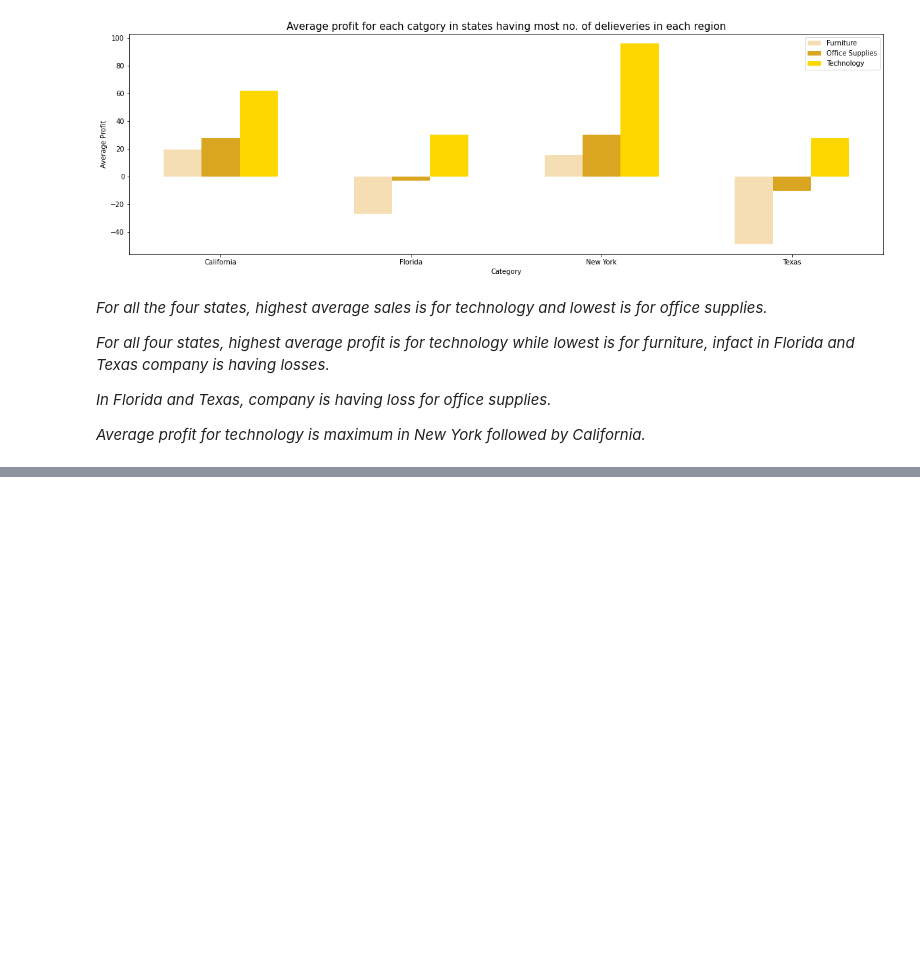
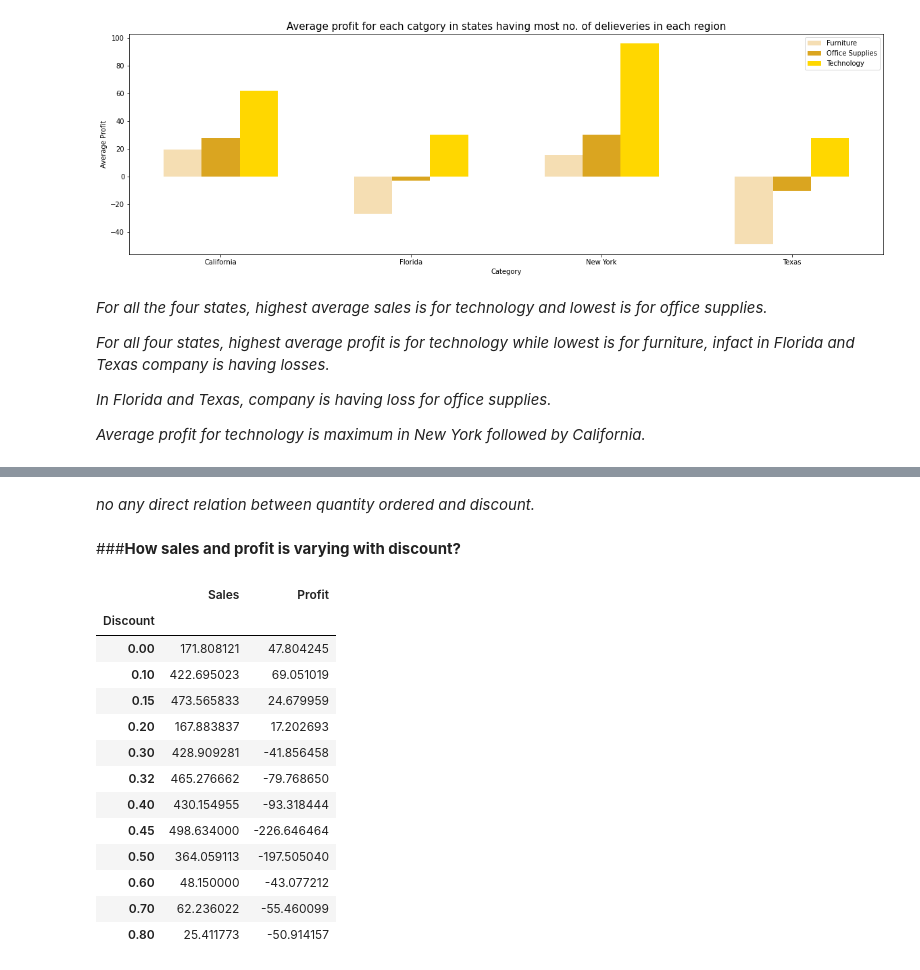
Before and after one commit to kiran9615/EDA_on_Sample_Superstore, a Jupyter notebook: task_3_EDA_on_Sample_Superstore.ipynb, the cells around one changed output, grey strips where cells are left out. Cells and saved outputs as stored; diff of their text form; code cells hidden in the pictures; blank space fills up the shorter version.

```diff
--- a/task_3_EDA_on_Sample_Superstore.ipynb
+++ b/task_3_EDA_on_Sample_Superstore.ipynb
@@ -697,0 +753,24 @@ plt.show()
+# %% [markdown]
+*no any direct relation between quantity ordered and discount.*
+# %% [markdown]
+###**How sales and profit is varying with discount?**
+# %%
+#----------------------Block 39----------------------------------
+
+discount_sales_profit_df=updated_superstore_df.groupby('Discount').agg({'Sales':'mean','Profit':'mean'}) #grouping by discount and finding average of sales and profit
+discount_sales_profit_df
+# %% [output]
+|  | Sales | Profit |
+| Discount |  |  |
+| 0.00 | 171.808121 | 47.804245 |
+| 0.10 | 422.695023 | 69.051019 |
+| 0.15 | 473.565833 | 24.679959 |
+| 0.20 | 167.883837 | 17.202693 |
+| 0.30 | 428.909281 | -41.856458 |
+| 0.32 | 465.276662 | -79.768650 |
+| 0.40 | 430.154955 | -93.318444 |
+| 0.45 | 498.634000 | -226.646464 |
+| 0.50 | 364.059113 | -197.505040 |
+| 0.60 | 48.150000 | -43.077212 |
+| 0.70 | 62.236022 | -55.460099 |
+| 0.80 | 25.411773 | -50.914157 |
```
Also changed, not shown: parts of 15 cells of this notebook.
